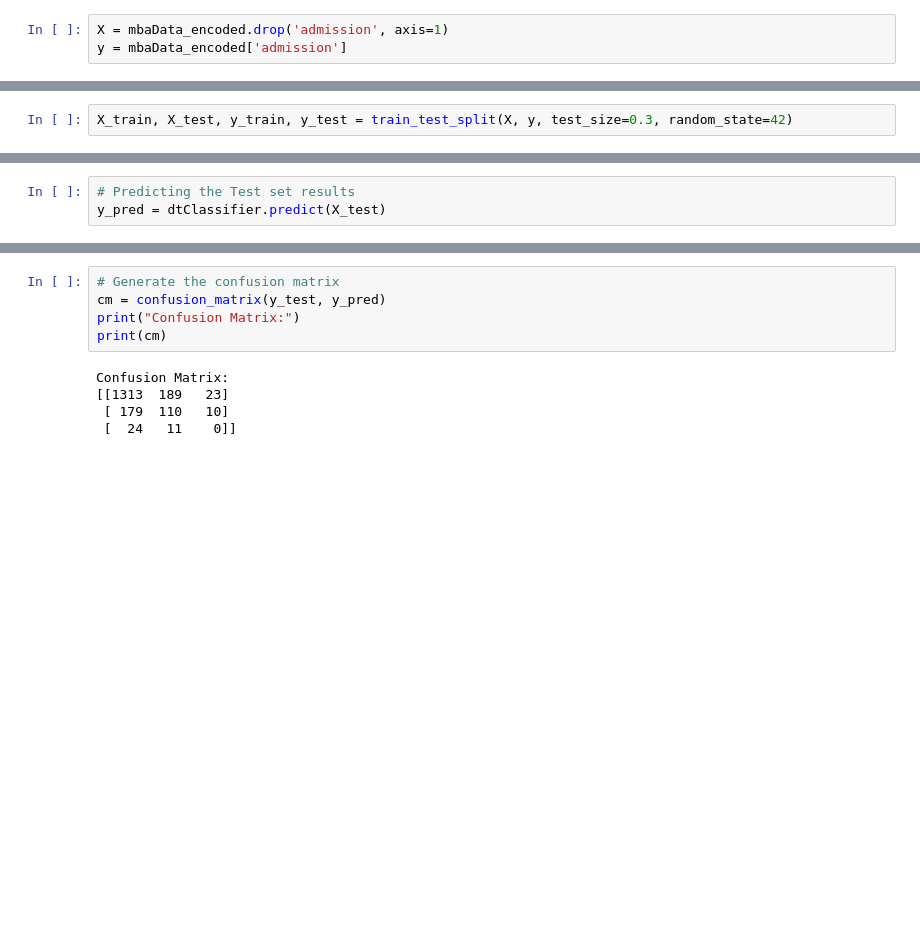
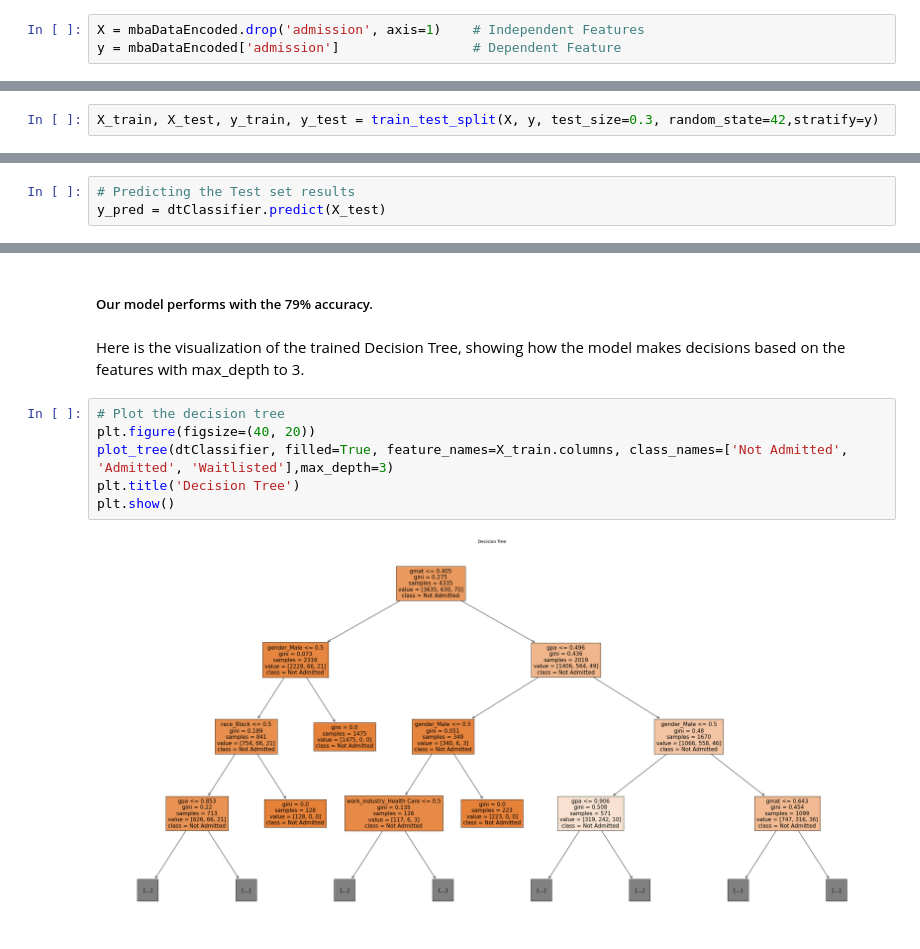
Before and after one commit to sahil82764/MDS-Data-Science, a Jupyter notebook: DSCI-6601-001 Pract Machine Learning 41417/Assignmnet2/Assignmnet2.ipynb, the cells around one changed output, grey strips where cells are left out. Cells and saved outputs as stored; diff of their text form; blank space fills up the shorter version.

```diff
--- a/DSCI-6601-001 Pract Machine Learning 41417/Assignmnet2/Assignmnet2.ipynb
+++ b/DSCI-6601-001 Pract Machine Learning 41417/Assignmnet2/Assignmnet2.ipynb
@@ -251,5 +288,5 @@ ________________________________________________________________________________
 - Implement a Decision Tree classifier using Scikit-learn.
 - We will explain how we would split the data into training and testing sets, train the model, and evaluate it using appropriate metrics.
 # %%
-X = mbaData_encoded.drop('admission', axis=1)
-y = mbaData_encoded['admission']
+X = mbaDataEncoded.drop('admission', axis=1)    # Independent Features
+y = mbaDataEncoded['admission']                 # Dependent Feature
@@ -256,2 +295,2 @@ y = mbaData_encoded['admission']
 # %%
-X_train, X_test, y_train, y_test = train_test_split(X, y, test_size=0.3, random_state=42)
+X_train, X_test, y_train, y_test = train_test_split(X, y, test_size=0.3, random_state=42,stratify=y)
@@ -273,10 +314,12 @@ Accuracy of Decision Tree classifier on test set: 0.7654653039268424
-# %%
-# Generate the confusion matrix
-cm = confusion_matrix(y_test, y_pred)
-print("Confusion Matrix:")
-print(cm)
-# %% [output]
-Confusion Matrix:
-[[1313  189   23]
- [ 179  110   10]
- [  24   11    0]]
+# %% [markdown]
+##### Our model performs with the 79% accuracy.
+# %% [markdown]
+Here is the visualization of the trained Decision Tree, showing how the model makes decisions based on the features with max_depth to 3.
+# %%
+# Plot the decision tree
+plt.figure(figsize=(40, 20))
+plot_tree(dtClassifier, filled=True, feature_names=X_train.columns, class_names=['Not Admitted', 'Admitted', 'Waitlisted'],max_depth=3)
+plt.title('Decision Tree')
+plt.show()
+# %% [output]
+[figure, added]
```
Also changed, not shown: parts of 40 cells of this notebook.
